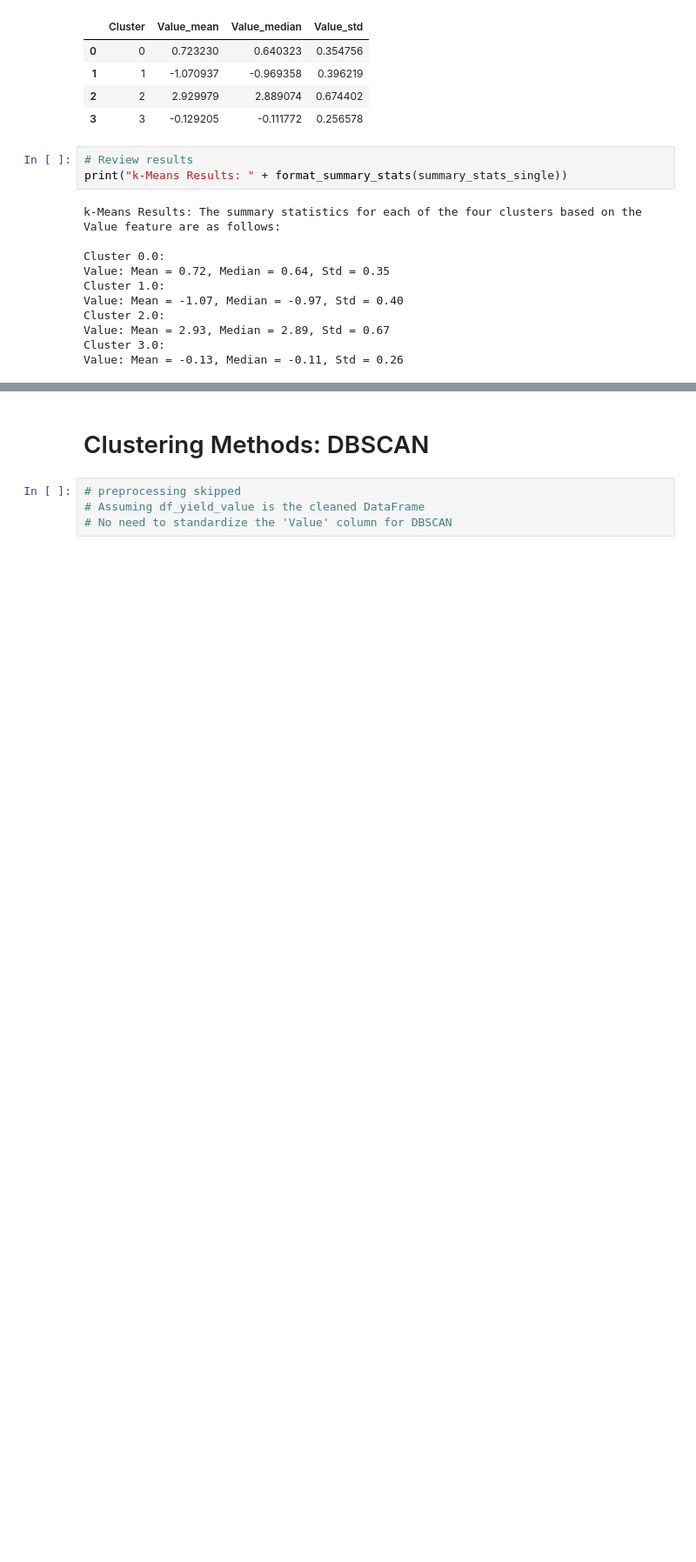
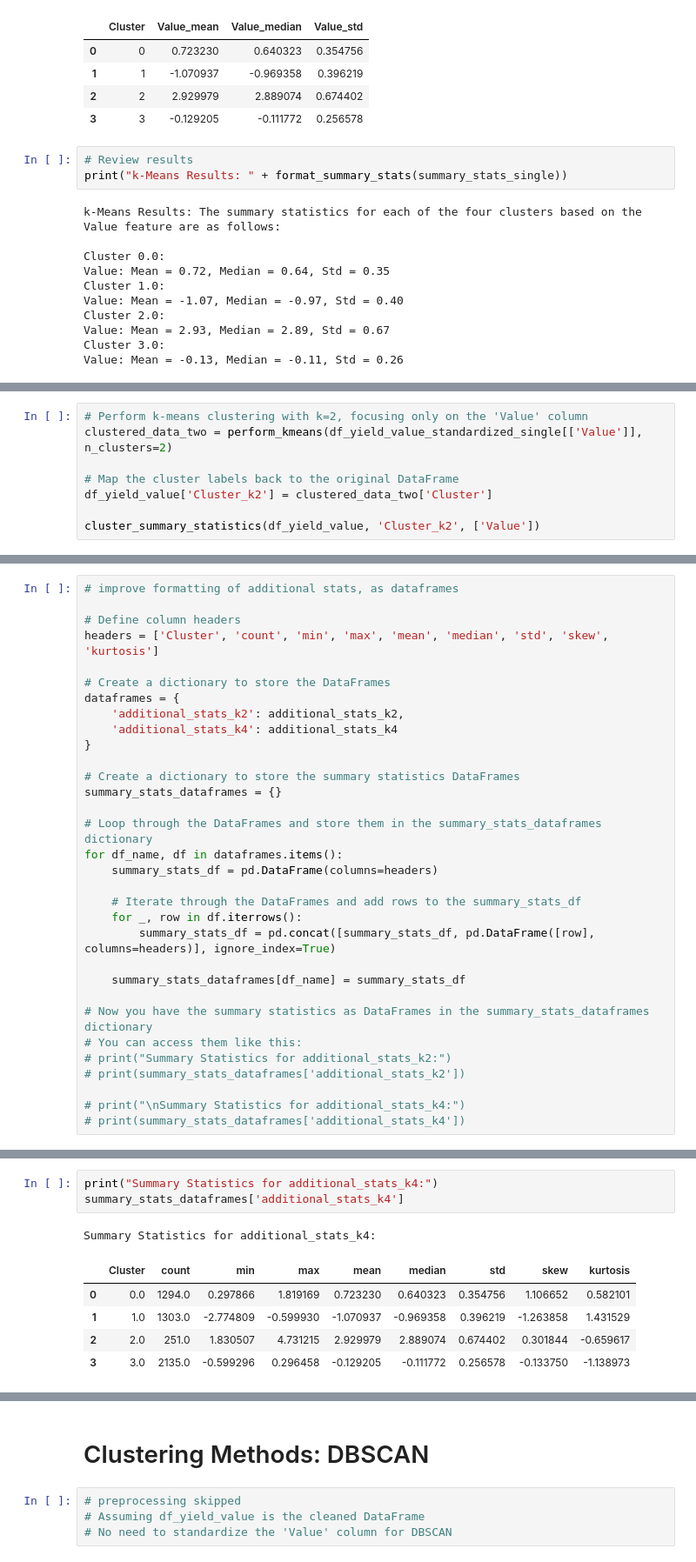
Before and after one commit to cboyda/AgTech, a Jupyter notebook: Assignments/CapstoneAssignment_CropAnalysis.ipynb, the cells around one changed output, grey strips where cells are left out. Shown at 87% size. Cells and saved outputs as stored; diff of their text form; blank space fills up the shorter version.

```diff
--- a/Assignments/CapstoneAssignment_CropAnalysis.ipynb
+++ b/Assignments/CapstoneAssignment_CropAnalysis.ipynb
@@ -2167,0 +2474,8 @@ Value: Mean = -0.13, Median = -0.11, Std = 0.26
+# %%
+# Perform k-means clustering with k=2, focusing only on the 'Value' column
+clustered_data_two = perform_kmeans(df_yield_value_standardized_single[['Value']], n_clusters=2)
+
+# Map the cluster labels back to the original DataFrame
+df_yield_value['Cluster_k2'] = clustered_data_two['Cluster']
+
+cluster_summary_statistics(df_yield_value, 'Cluster_k2', ['Value'])
@@ -2167,0 +2615,32 @@ Value: Mean = -0.13, Median = -0.11, Std = 0.26
+# %%
+# improve formatting of additional stats, as dataframes
+
+# Define column headers
+headers = ['Cluster', 'count', 'min', 'max', 'mean', 'median', 'std', 'skew', 'kurtosis']
+
+# Create a dictionary to store the DataFrames
+dataframes = {
+    'additional_stats_k2': additional_stats_k2,
+    'additional_stats_k4': additional_stats_k4
+}
+
+# Create a dictionary to store the summary statistics DataFrames
+summary_stats_dataframes = {}
+
+# Loop through the DataFrames and store them in the summary_stats_dataframes dictionary
+for df_name, df in dataframes.items():
+    summary_stats_df = pd.DataFrame(columns=headers)
+
+    # Iterate through the DataFrames and add rows to the summary_stats_df
+    for _, row in df.iterrows():
+        summary_stats_df = pd.concat([summary_stats_df, pd.DataFrame([row], columns=headers)], ignore_index=True)
+
+    summary_stats_dataframes[df_name] = summary_stats_df
+
+# Now you have the summary statistics as DataFrames in the summary_stats_dataframes dictionary
+# You can access them like this:
+# print("Summary Statistics for additional_stats_k2:")
+# print(summary_stats_dataframes['additional_stats_k2'])
+
+# print("\nSummary Statistics for additional_stats_k4:")
+# print(summary_stats_dataframes['additional_stats_k4'])
@@ -2167,0 +2655,10 @@ Value: Mean = -0.13, Median = -0.11, Std = 0.26
+# %%
+print("Summary Statistics for additional_stats_k4:")
+summary_stats_dataframes['additional_stats_k4']
+# %% [output]
+Summary Statistics for additional_stats_k4:
+|  | Cluster | count | min | max | mean | median | std | skew | kurtosis |
+| 0 | 0.0 | 1294.0 | 0.297866 | 1.819169 | 0.723230 | 0.640323 | 0.354756 | 1.106652 | 0.582101 |
+| 1 | 1.0 | 1303.0 | -2.774809 | -0.599930 | -1.070937 | -0.969358 | 0.396219 | -1.263858 | 1.431529 |
+| 2 | 2.0 | 251.0 | 1.830507 | 4.731215 | 2.929979 | 2.889074 | 0.674402 | 0.301844 | -0.659617 |
+| 3 | 3.0 | 2135.0 | -0.599296 | 0.296458 | -0.129205 | -0.111772 | 0.256578 | -0.133750 | -1.138973 |
```
Also changed, not shown: parts of 70 cells of this notebook, 4 other files.
